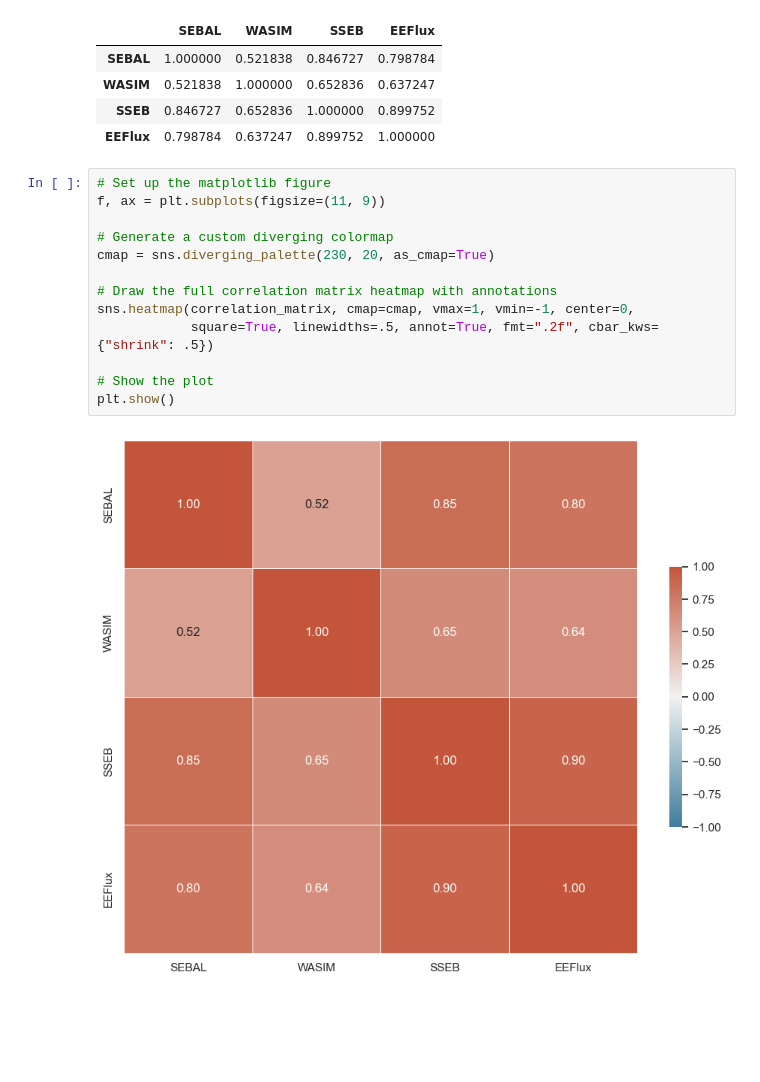
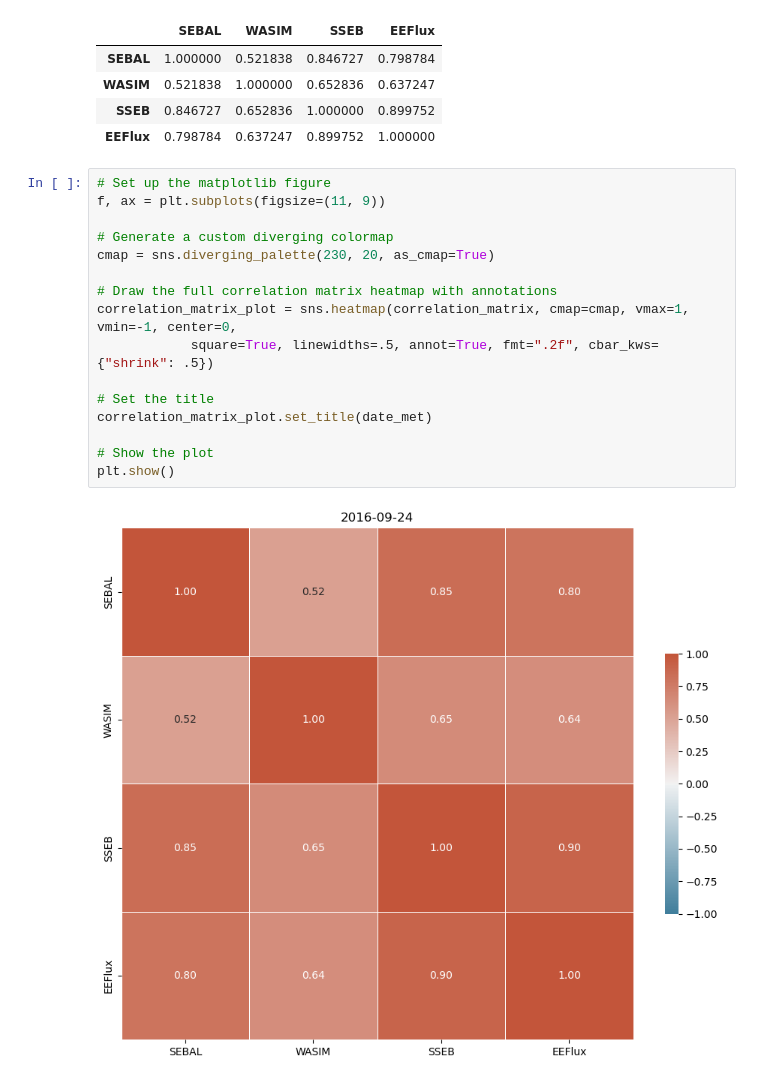
Before and after one commit to nicolast911/ET_master_project, a Jupyter notebook: scripts/images+analysis/2016_09_24_analysis.ipynb, the cells around one changed output. Drawn from its saved outputs; the diff is of its cells as text; blank space fills up the shorter version.

```diff
--- a/scripts/images+analysis/2016_09_24_analysis.ipynb
+++ b/scripts/images+analysis/2016_09_24_analysis.ipynb
@@ -1520,15 +1530,18 @@ correlation_matrix
 # %%
 # Set up the matplotlib figure
 f, ax = plt.subplots(figsize=(11, 9))
 
 # Generate a custom diverging colormap
 cmap = sns.diverging_palette(230, 20, as_cmap=True)
 
 # Draw the full correlation matrix heatmap with annotations
-sns.heatmap(correlation_matrix, cmap=cmap, vmax=1, vmin=-1, center=0,
+correlation_matrix_plot = sns.heatmap(correlation_matrix, cmap=cmap, vmax=1, vmin=-1, center=0,
             square=True, linewidths=.5, annot=True, fmt=".2f", cbar_kws={"shrink": .5})
+
+# Set the title
+correlation_matrix_plot.set_title(date_met)
 
 # Show the plot
 plt.show()
 # %% [output]
-[figure, old version]
+[figure, new version]
```
Also changed, not shown: parts of 31 cells of this notebook, 10 other files.
